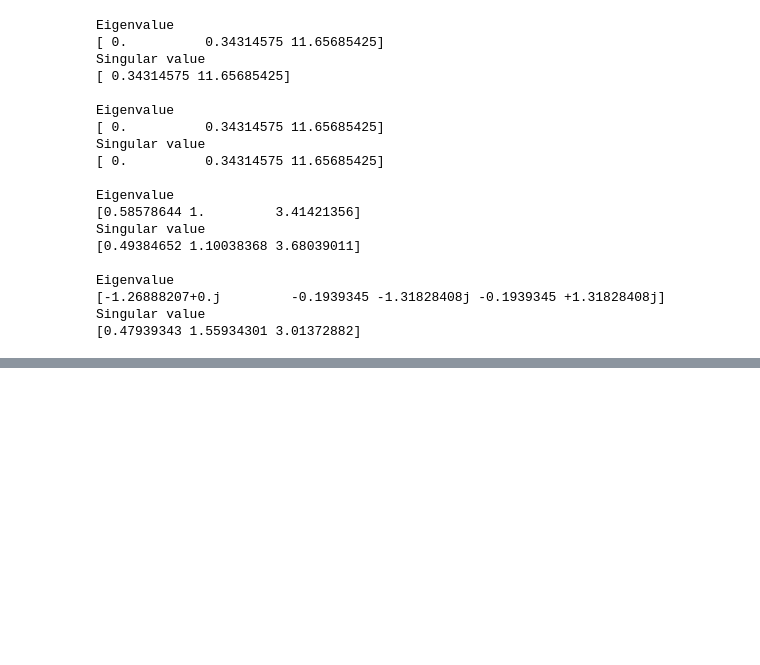
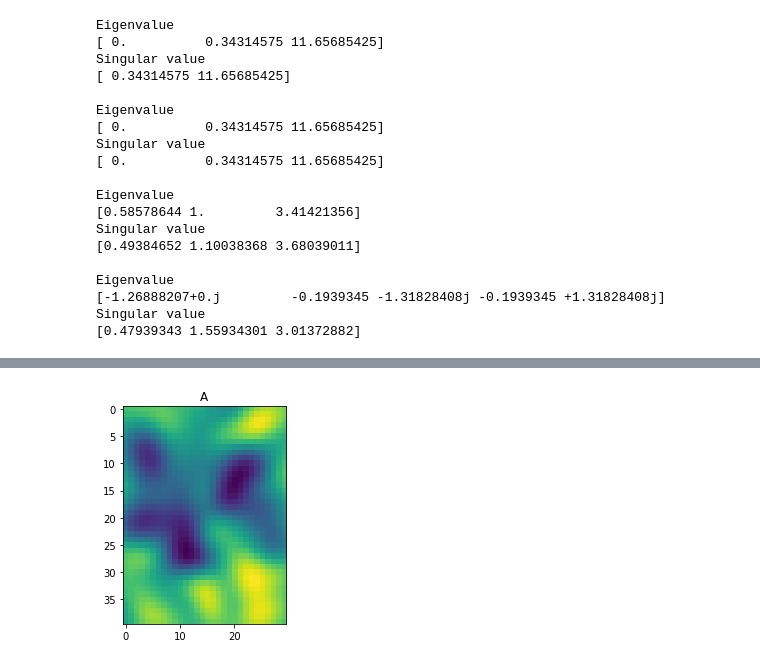
Before and after one commit to yukikitayama/machine-learning, a Jupyter notebook: math/singular_value_decomposition.ipynb, the cells around one changed output, grey strips where cells are left out. Drawn from its saved outputs; the diff is of its cells as text; code cells hidden in the pictures; blank space fills up the shorter version.

```diff
--- a/math/singular_value_decomposition.ipynb
+++ b/math/singular_value_decomposition.ipynb
@@ -418,0 +508,18 @@ Singular value
+# %%
+m = 4
+
+A = np.random.randn(m, m)
+AtA = A.T @ A
+AAt = A @ A.T
+
+U, S, V = np.linalg.svd(AtA)
+
+diffs = np.zeros(m)
+for i in range(m):
+
+    left = AAt @ A @ U[:, i]
+    right = A @ U[:, i] * S[i]
+
+    diffs[i] = sum(left - right)
+
+print(np.round(diffs, 1))
@@ -418,0 +531,76 @@ Singular value
+# %%
+np.random.seed(0)
+
+# Make a give matrix by smooth noise image
+m = 40
+n = 30
+# No need to care about the below math detail for SVD
+k = int((m + n) / 4)
+xx = np.linspace(-3, 3, k)
+[X, Y] = np.meshgrid(xx, xx)
+g2d = np.exp(-(X**2 + Y**2) / (k / 8))
+A = scipy.signal.convolve2d(np.random.randn(m, n), g2d, 'same')
+
+plt.imshow(A)
+plt.title('A')
+plt.show()
+
+# SVD
+U, S, V = np.linalg.svd(A)
+
+# Visualize
+fig = plt.subplots(1, figsize=(14, 10))
+
+plt.subplot(241)
+plt.imshow(A)
+plt.title('A')
+
+plt.subplot(242)
+plt.imshow(U)
+plt.title('U')
+
+plt.subplot(243)
+plt.imshow(np.diag(S))
+plt.title('$\Sigma$')
+
+plt.subplot(244)
+plt.imshow(V)
+plt.title('$V^T$')
+
+plt.subplot(212)
+plt.plot(S, 'ks-')
+plt.xlabel('Component number')
+plt.ylabel('$\sigma$ (singular values)')
+plt.title('"Scree plot" of singular values')
+
+plt.show()
+
+# Approximate the given matrix A by layers
+k = 5
+rank1mats = np.zeros((k, m, n))
+
+for i in range(k):
+
+    # Create rank 1 matrix by outer production of single singular vector and singule singular value
+    rank1mats[i, :, :] = np.outer(U[:, i] * S[i], V[i, :])
+
+    # Each layer
+    plt.subplot2grid((2, k), (0, i))
+    plt.imshow(rank1mats[i, :, :], vmin=-5, vmax=5)
+    plt.axis('off')
+    plt.title(f'C: {i + 1}')
+
+    # Cumulative sum of layers
+    plt.subplot2grid((2, k), (1, i))
+    imdat = np.sum(rank1mats[:i + 1, :, :], axis=0)
+    plt.imshow(imdat, vmin=-5, vmax=5)
+    plt.axis('off')
+    plt.title(f'Cs 1:{i + 1}')
+
+plt.show()
+
+plt.imshow(A, vmin=-5, vmax=5)
+plt.title('Original A adjusted min and max')
+plt.show()
+# %% [output]
+[figure, added]
```
Also changed, not shown: parts of 15 cells of this notebook.
